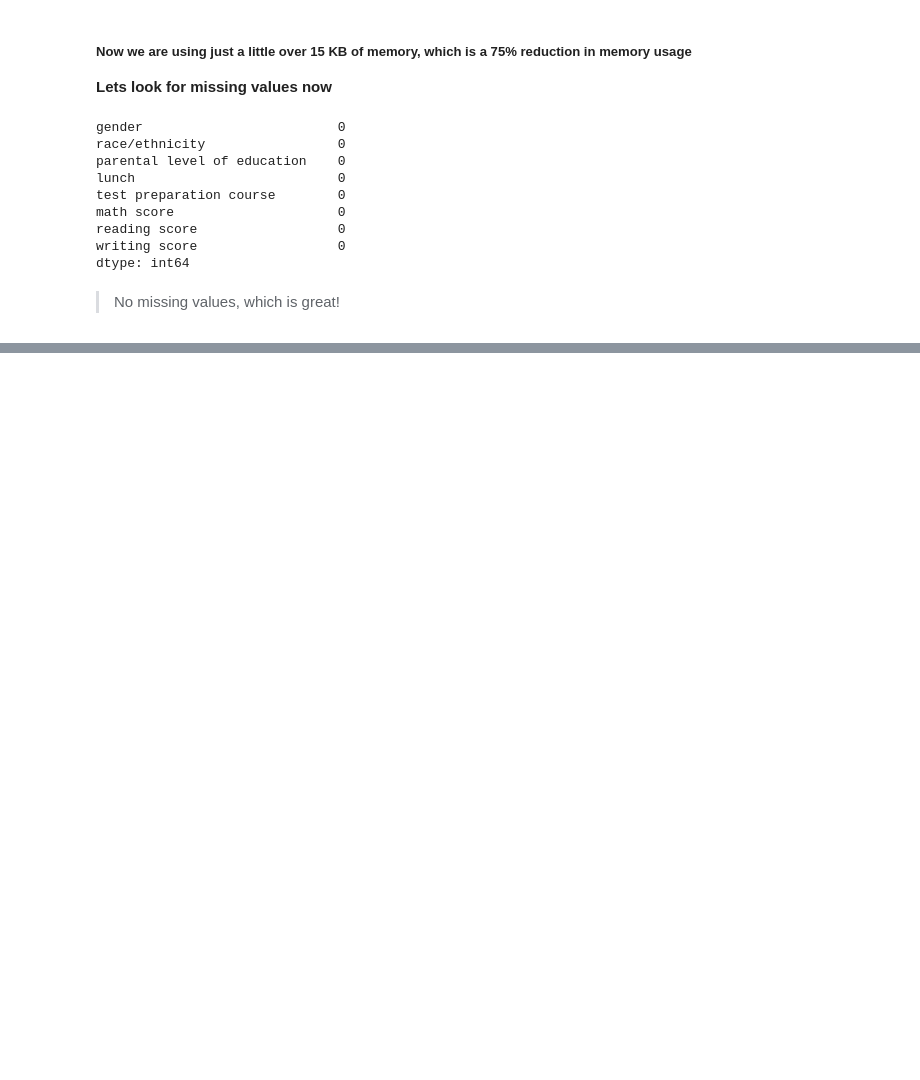
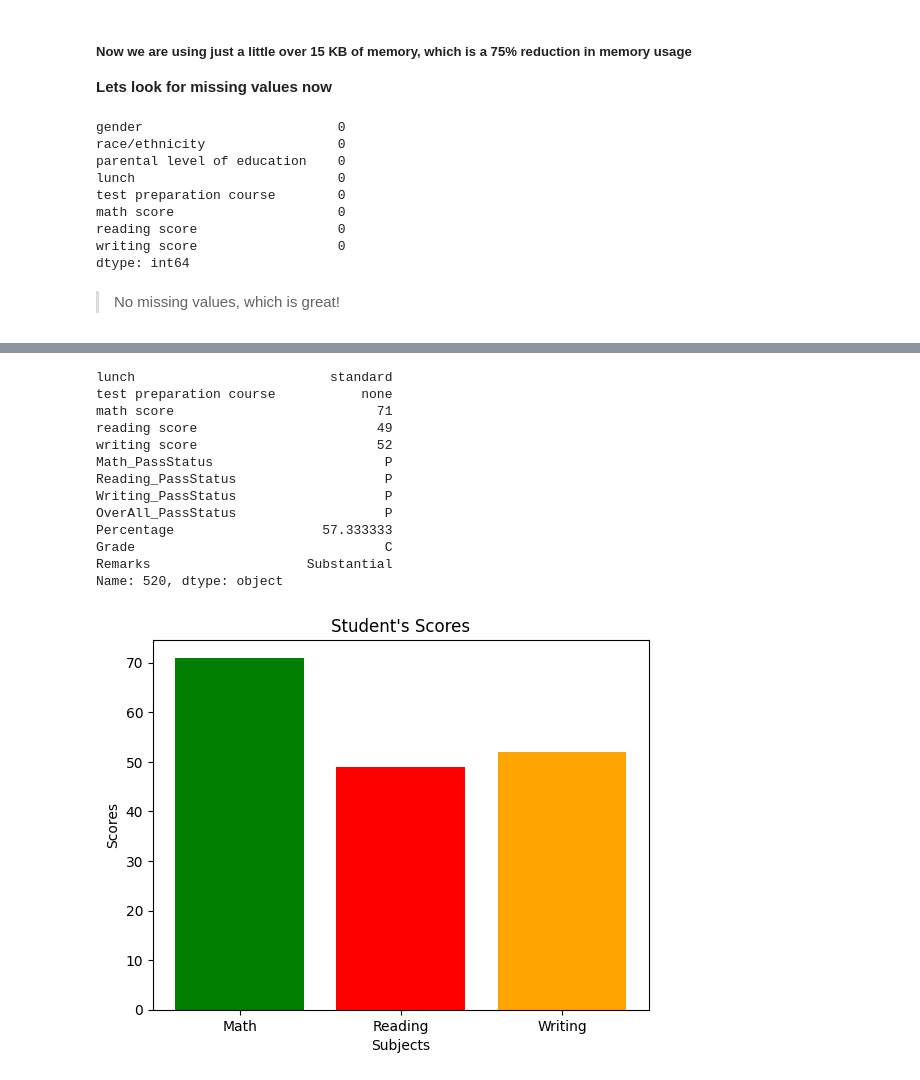
Before and after one commit to realKarthikNair/Student-Performance-Analysis, a Jupyter notebook: main.ipynb, the cells around one changed output, grey strips where cells are left out. Cells and saved outputs as stored; diff of their text form; code cells hidden in the pictures; blank space fills up the shorter version.

```diff
--- a/main.ipynb
+++ b/main.ipynb
@@ -111,0 +127,25 @@ dtype: int64
+# %%
+passmark = 33
+df['Math_PassStatus'] = np.where(df['math score']< passmark, 'F', 'P')
+df['Reading_PassStatus'] = np.where(df['reading score']< passmark, 'F', 'P')
+df['Writing_PassStatus'] = np.where(df['writing score']< passmark, 'F', 'P')
+# pass overall
+df['OverAll_PassStatus'] = df.apply(lambda x : 'F' if x['Math_PassStatus'] == 'F' or x['Reading_PassStatus'] == 'F' or x['Writing_PassStatus'] == 'F' else 'P', axis=1)
+
+
+print(df['math score'][0]>50)
+df['Percentage'] = (df['math score'] + df['reading score'] + df['writing score'])/3
+
+def GetGrade(Percentage, Math_PassStatus, Reading_PassStatus, Writing_PassStatus):
+    if(Percentage >= 95): return 'O'
+    if(Percentage >= 80): return 'A'
+    if(Percentage >= 65): return 'B'
+    if(Percentage >= 50): return 'C'
+    if(Percentage >= 33): return 'D'
+    else: return 'F'
+
+df['Grade'] = df.apply(lambda x : GetGrade(x['Percentage'], x['Math_PassStatus'], x['Reading_PassStatus'], x['Writing_PassStatus']), axis=1)
+
+df['Remarks'] = df.apply(lambda x : 'Outstanding' if x['Grade'] == 'O' else ('Excellent' if x['Grade'] == 'A' else ('Good' if x['Grade'] == 'B' else ('Substantial' if x['Grade'] == 'C' else ('Marginal' if x['Grade'] == 'D' else 'Fail')))), axis=1)
+
+df.head()
@@ -111,0 +172,35 @@ dtype: int64
+# %%
+student_id = 520
+print(df.iloc[student_id][3:])
+
+scores = df.iloc[student_id][['math score', 'reading score', 'writing score']]
+subjects = ['Math', 'Reading', 'Writing']
+
+def GetColor(score):
+    if(score >=65):
+        return 'green'
+    elif (score >=50):
+        return 'orange'
+    else:
+        return 'red'
+
+plt.bar(subjects, scores, color=[GetColor(scores[0]), GetColor(scores[1]), GetColor(scores[2])])
+plt.xlabel("Subjects")
+plt.ylabel("Scores")
+plt.title("Student's Scores")
+plt.show()
+# %% [output]
+lunch                         standard
+test preparation course           none
+math score                          71
+reading score                       49
+writing score                       52
+Math_PassStatus                      P
+Reading_PassStatus                   P
+Writing_PassStatus                   P
+OverAll_PassStatus                   P
+Percentage                   57.333333
+Grade                                C
+Remarks                    Substantial
+Name: 520, dtype: object
+[figure, added]
```
Also changed, not shown: parts of 11 cells of this notebook, 1 other file.
